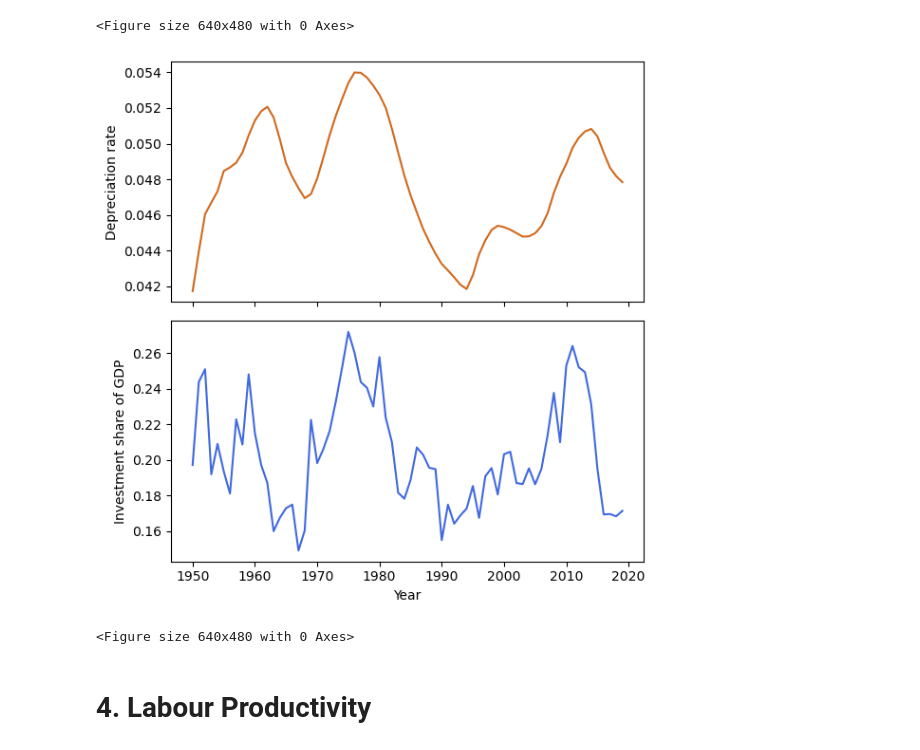
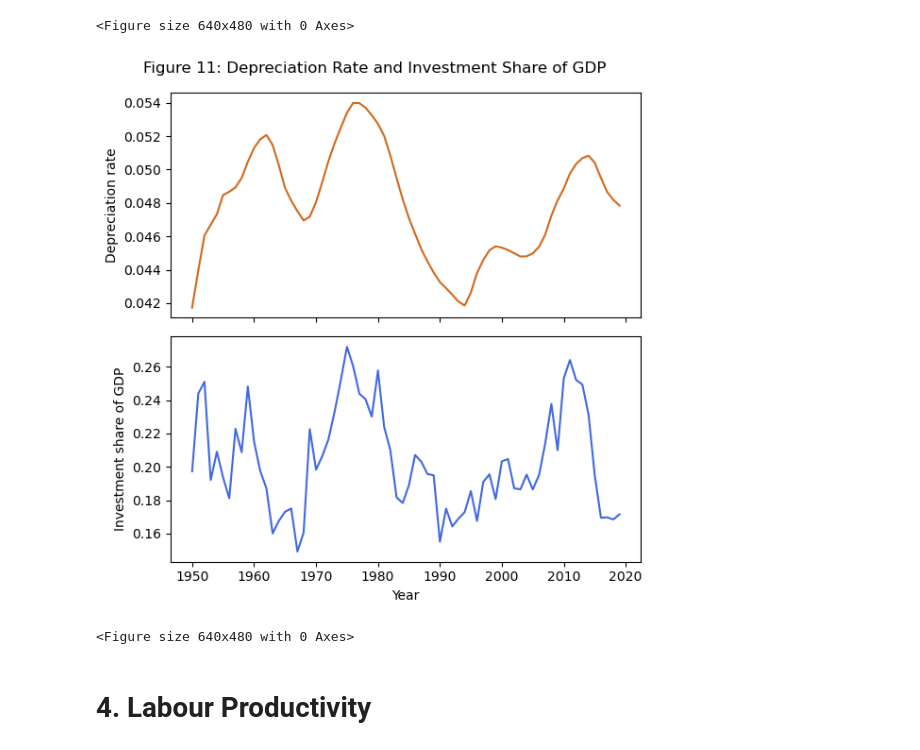
Before and after one commit to Jessie-Fung/ec2b1-brazil, a Jupyter notebook: code/main_code.ipynb, the cells around one changed output. Saved outputs shown, nothing was run; the diff lists cells and outputs as text; code cells hidden in the pictures.

```diff
--- a/code/main_code.ipynb
+++ b/code/main_code.ipynb
@@ -776,23 +776,25 @@ plt.savefig("../figures/Figure 10.png", dpi=300, bbox_inches='tight')
 # %%
 # Plot depreciation rate and investment share of GDP in two subplots
 
 fig, ax = plt.subplots(2, 1, sharex=True, figsize=(6, 6))
+
+plt.suptitle("Figure 11: Depreciation Rate and Investment Share of GDP")
 
 # First subplot for depreciation rate
 ax[0].plot(range(1950, 2020), data_tfp["delta"], color="chocolate")
 ax[0].set_ylabel("Depreciation rate")
 
 # Second subplot for investment share of GDP
 ax[1].plot(range(1950, 2020), data_tfp["csh_i"], color="royalblue")
 ax[1].set_ylabel("Investment share of GDP")
 ax[1].set_xlabel("Year")
 
 plt.tight_layout()
 plt.show()
 
 plt.savefig("../figures/Figure 11.png", dpi=300, bbox_inches='tight')
 # %% [output]
-[figure, old version]
+[figure, new version]
 <Figure size 640x480 with 0 Axes>
 # %% [markdown]
 # 4. Labour Productivity
```
Also changed, not shown: parts of 1 cell of this notebook, 4 other files.
